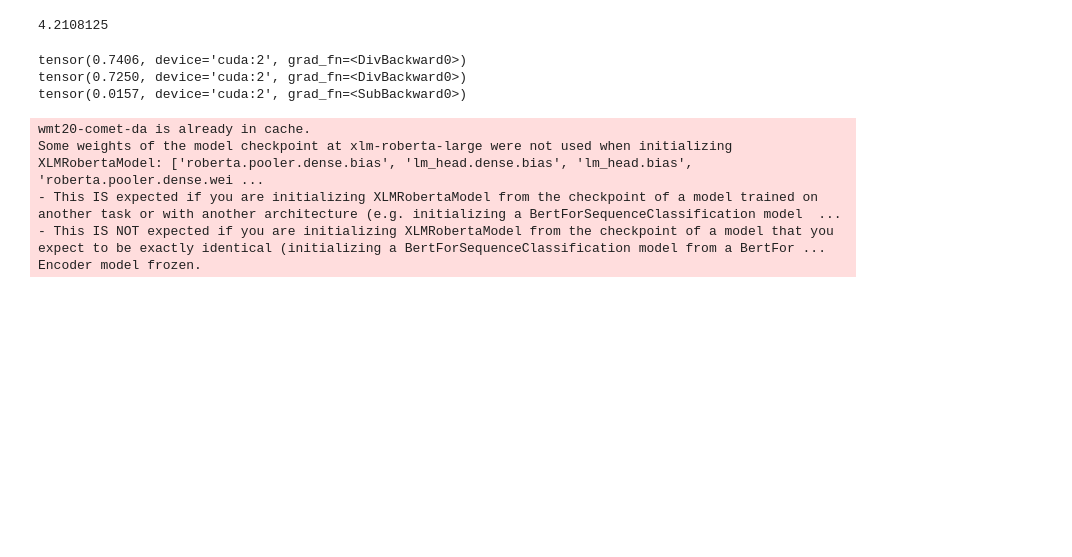
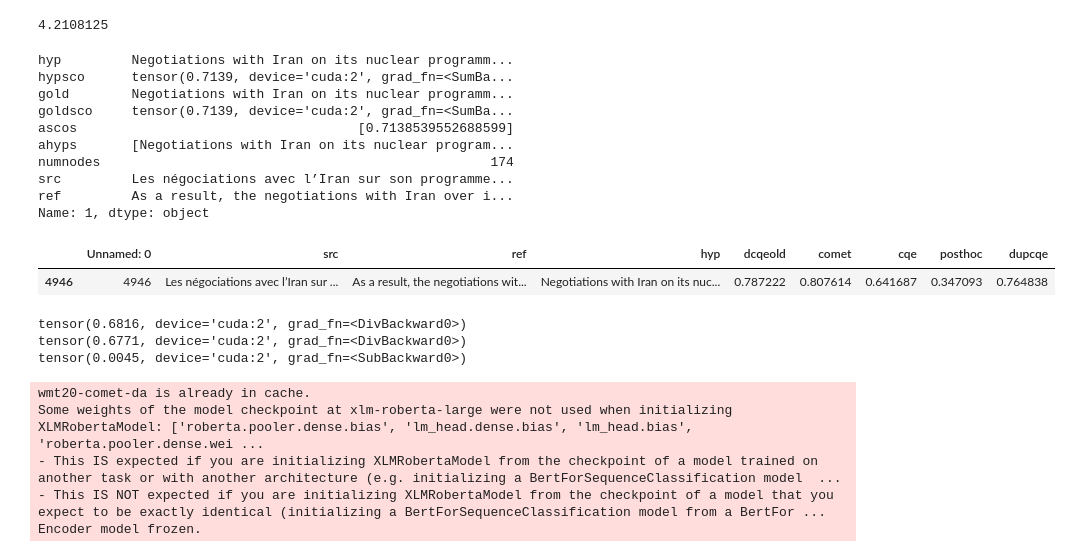
Before and after one commit to PrasannS/eel-reranking, a Jupyter notebook: generate_latpreds.ipynb, the cells around one changed output. Drawn from its saved outputs; the diff is of its cells as text; code cells hidden in the pictures; blank space fills up the shorter version.

```diff
--- a/generate_latpreds.ipynb
+++ b/generate_latpreds.ipynb
@@ -34,7 +34,7 @@ col = {
     "noun_xsum_b12": ['reversed_xsum_beam12/', 'nounxsumbeam12v2.csv'],
     "noun_xsum_b50": ['reversed_xsum_beam50/', 'nounxsumbeam50v2.csv'],
 }
-curcol = "mt_fren_b50"
+curcol = "mt_fren_b12"
 gsuffix = col[curcol][0]
 expl_fname = col[curcol][1]
 base = "outputs/graph_pickles/"+gsuffix
@@ -76,4 +76,4 @@ args = {
     'noregen':False
 }
 # %%
-latpreds = all_lattice_multi(1, weightaddprob , randomsingle, args)
+latpreds = all_lattice_multi(1, default_scofunct, randomsingle, args)
@@ -100,8 +115,25 @@ latpreds
+# %%
+tind = 1
+print(latpreds.loc[tind])
+explode_df[explode_df['hyp']==latpreds['gold'][tind]]
+# %% [output]
+hyp         Negotiations with Iran on its nuclear programm...
+hypsco      tensor(0.7139, device='cuda:2', grad_fn=<SumBa...
+gold        Negotiations with Iran on its nuclear programm...
+goldsco     tensor(0.7139, device='cuda:2', grad_fn=<SumBa...
+ascos                                    [0.7138539552688599]
+ahyps       [Negotiations with Iran on its nuclear program...
+numnodes                                                  174
+src         Les négociations avec l’Iran sur son programme...
+ref         As a result, the negotiations with Iran over i...
+Name: 1, dtype: object
+|  | Unnamed: 0 | src | ref | hyp | dcqeold | comet | cqe | posthoc | dupcqe |
+| 4946 | 4946 | Les négociations avec l’Iran sur ... | As a result, the negotiations wit... | Negotiations with Iran on its nuc... | 0.787222 | 0.807614 | 0.641687 | 0.347093 | 0.764838 |
 # %%
 print(mean(latpreds['goldsco']))
 print(mean(latpreds['hypsco']))
 print(mean(latpreds['goldsco'])-mean(latpreds['hypsco']))
 # %% [output]
-tensor(0.7406, device='cuda:2', grad_fn=<DivBackward0>)
-tensor(0.7250, device='cuda:2', grad_fn=<DivBackward0>)
-tensor(0.0157, device='cuda:2', grad_fn=<SubBackward0>)
+tensor(0.6816, device='cuda:2', grad_fn=<DivBackward0>)
+tensor(0.6771, device='cuda:2', grad_fn=<DivBackward0>)
+tensor(0.0045, device='cuda:2', grad_fn=<SubBackward0>)
```
Also changed, not shown: parts of 10 cells of this notebook, 4 other files.
